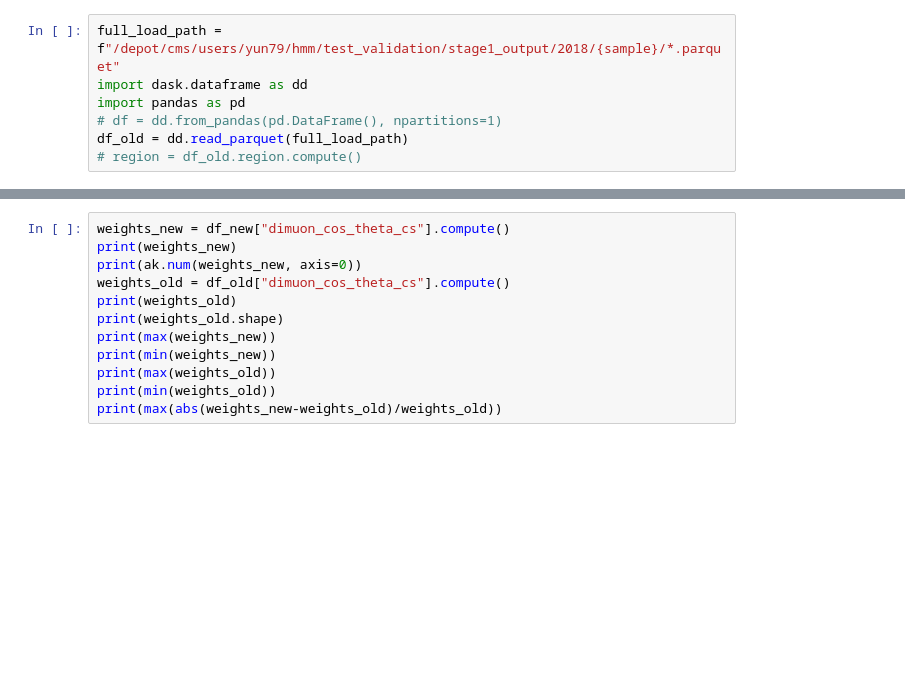
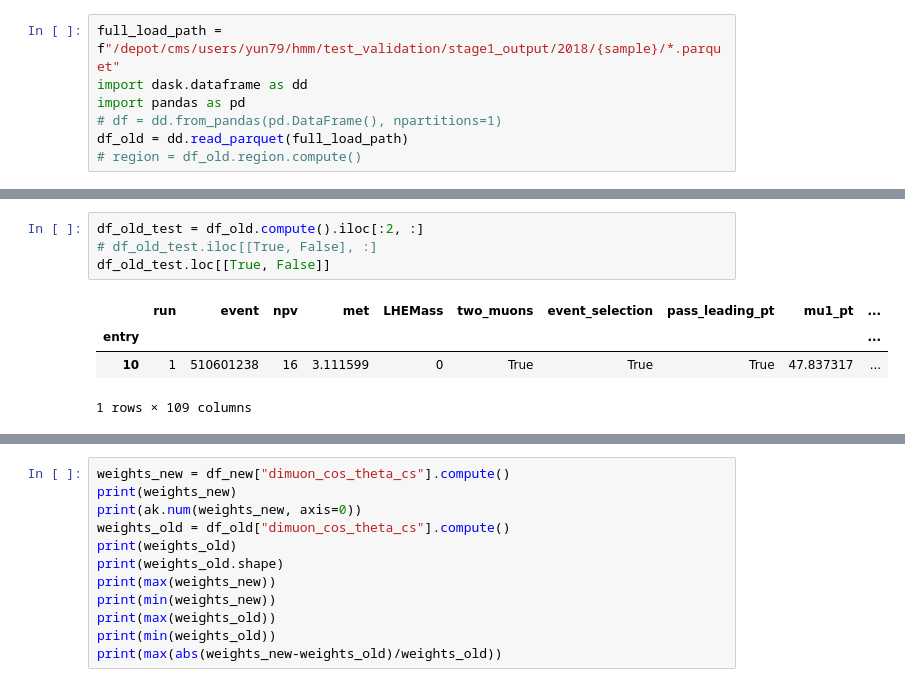
Before and after one commit to ram1123/copperheadV2, a Jupyter notebook: quick_tests/quick_validation_comparison.ipynb, the cells around one changed output, grey strips where cells are left out. Cells and saved outputs as stored; diff of their text form; blank space fills up the shorter version.

```diff
--- a/quick_tests/quick_validation_comparison.ipynb
+++ b/quick_tests/quick_validation_comparison.ipynb
@@ -27 +31,10 @@ df_old = dd.read_parquet(full_load_path)
+# %%
+df_old_test = df_old.compute().iloc[:2, :]
+# df_old_test.iloc[[True, False], :]
+df_old_test.loc[[True, False]]
+# %% [output]
+|  | run | event | npv | met | LHEMass | two_muons | event_selection | pass_leading_pt | mu1_pt | ... |
+| entry |  |  |  |  |  |  |  |  |  | ... |
+| 10 | 1 | 510601238 | 16 | 3.111599 | 0 | True | True | True | 47.837317 | ... |
+1 rows × 109 columns
 # %%
```
Also changed, not shown: parts of 8 cells of this notebook, 2 other files.
